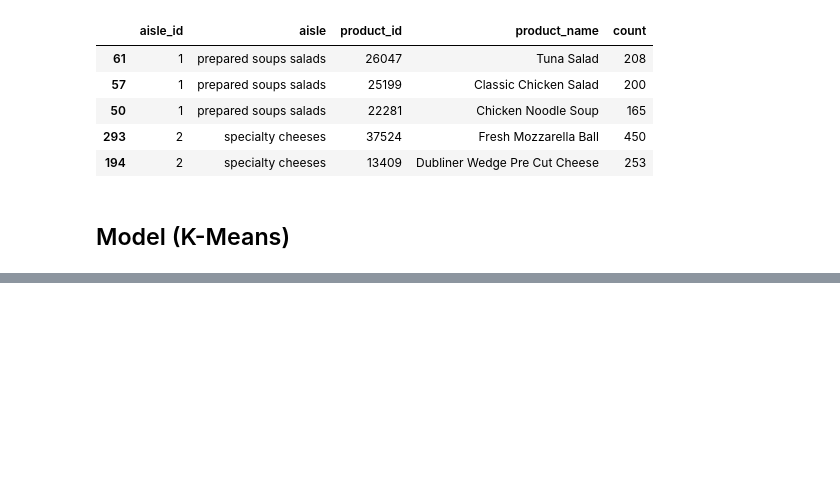
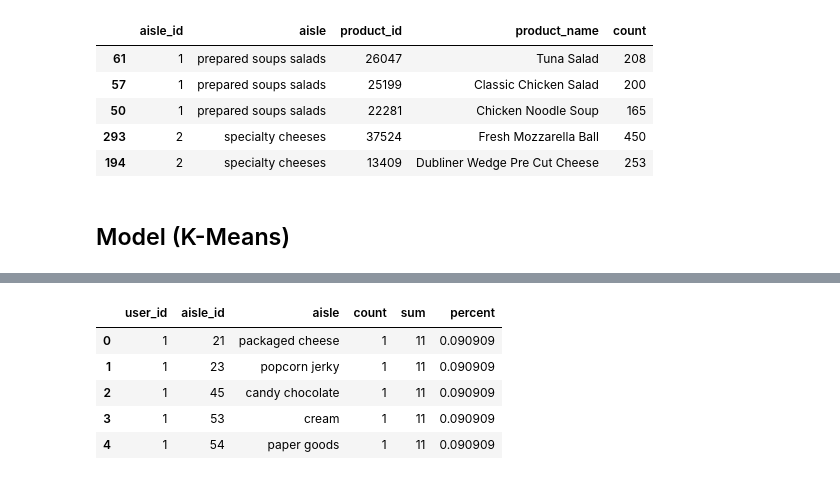
Before and after one commit to beckyydo/retail-machine-learning, a Jupyter notebook: grocery-recommendations.ipynb, the cells around one changed output, grey strips where cells are left out. Saved outputs shown, nothing was run; the diff lists cells and outputs as text; code cells hidden in the pictures; blank space fills up the shorter version.

```diff
--- a/grocery-recommendations.ipynb
+++ b/grocery-recommendations.ipynb
@@ -108,0 +119,17 @@ top3_aisle.head()
+# %%
+# Calculate Percentage of User
+percent_user = order_df.groupby(['user_id','aisle_id','aisle']).size().reset_index(name='count')
+
+sum_userproduct = percent_user.groupby(['user_id'])['count'].sum().reset_index(name='sum')
+
+# Merge two count and sum dataset to calculate aisle percentage
+percent_user = percent_user.merge(sum_userproduct, on='user_id')
+percent_user['percent'] = percent_user['count']/percent_user['sum']
+percent_user.head()
+# %% [output]
+|  | user_id | aisle_id | aisle | count | sum | percent |
+| 0 | 1 | 21 | packaged cheese | 1 | 11 | 0.090909 |
+| 1 | 1 | 23 | popcorn jerky | 1 | 11 | 0.090909 |
+| 2 | 1 | 45 | candy chocolate | 1 | 11 | 0.090909 |
+| 3 | 1 | 53 | cream | 1 | 11 | 0.090909 |
+| 4 | 1 | 54 | paper goods | 1 | 11 | 0.090909 |
```
Also changed, not shown: parts of 4 cells of this notebook.
